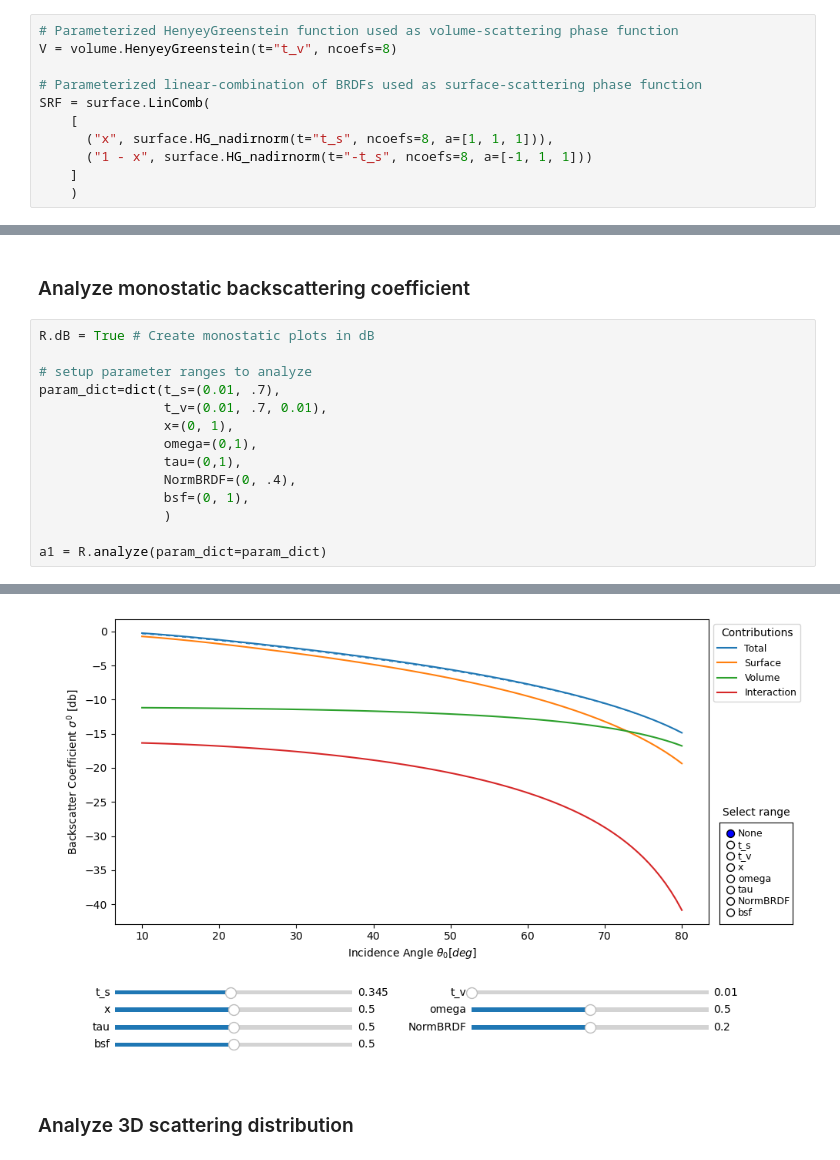
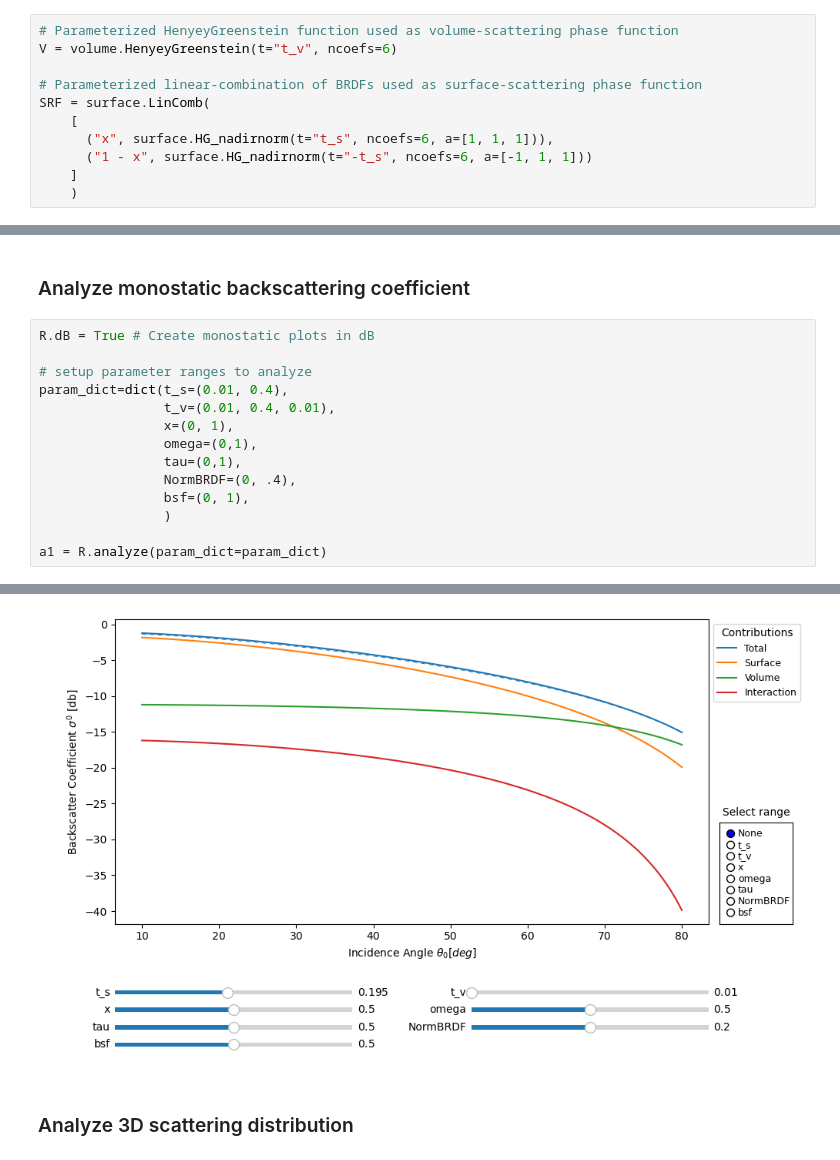
Before and after one commit to TUW-GEO/rt1_model, a Jupyter notebook: docs/examples/analyzemodel.ipynb, the cells around one changed output, grey strips where cells are left out. Drawn from its saved outputs; the diff is of its cells as text.

```diff
--- a/docs/examples/analyzemodel.ipynb
+++ b/docs/examples/analyzemodel.ipynb
@@ -13,13 +13,13 @@ set_loglevel("debug")
 ## Define the used volume- and surface-scattering phase function
 # %%
 # Parameterized HenyeyGreenstein function used as volume-scattering phase function
-V = volume.HenyeyGreenstein(t="t_v", ncoefs=8)
+V = volume.HenyeyGreenstein(t="t_v", ncoefs=6)
 
 # Parameterized linear-combination of BRDFs used as surface-scattering phase function
 SRF = surface.LinComb(
     [
-      ("x", surface.HG_nadirnorm(t="t_s", ncoefs=8, a=[1, 1, 1])),
-      ("1 - x", surface.HG_nadirnorm(t="-t_s", ncoefs=8, a=[-1, 1, 1]))
+      ("x", surface.HG_nadirnorm(t="t_s", ncoefs=6, a=[1, 1, 1])),
+      ("1 - x", surface.HG_nadirnorm(t="-t_s", ncoefs=6, a=[-1, 1, 1]))
     ]
     )
 # %% [markdown]
@@ -53,8 +53,8 @@ R = RT1(V=V, SRF=SRF, int_Q=True, sig0=True, dB=True)
 R.dB = True # Create monostatic plots in dB
 
 # setup parameter ranges to analyze
-param_dict=dict(t_s=(0.01, .7),
-                t_v=(0.01, .7, 0.01),
+param_dict=dict(t_s=(0.01, 0.4),
+                t_v=(0.01, 0.4, 0.01),
                 x=(0, 1),
                 omega=(0,1),
                 tau=(0,1),
@@ -71,4 +71,4 @@ a1 = R.analyze(param_dict=param_dict)
-[figure, old version]
+[figure, new version]
 # %% [markdown]
 ### Analyze 3D scattering distribution
 # %%
```
Also changed, not shown: parts of 3 cells of this notebook, 2 other files.
